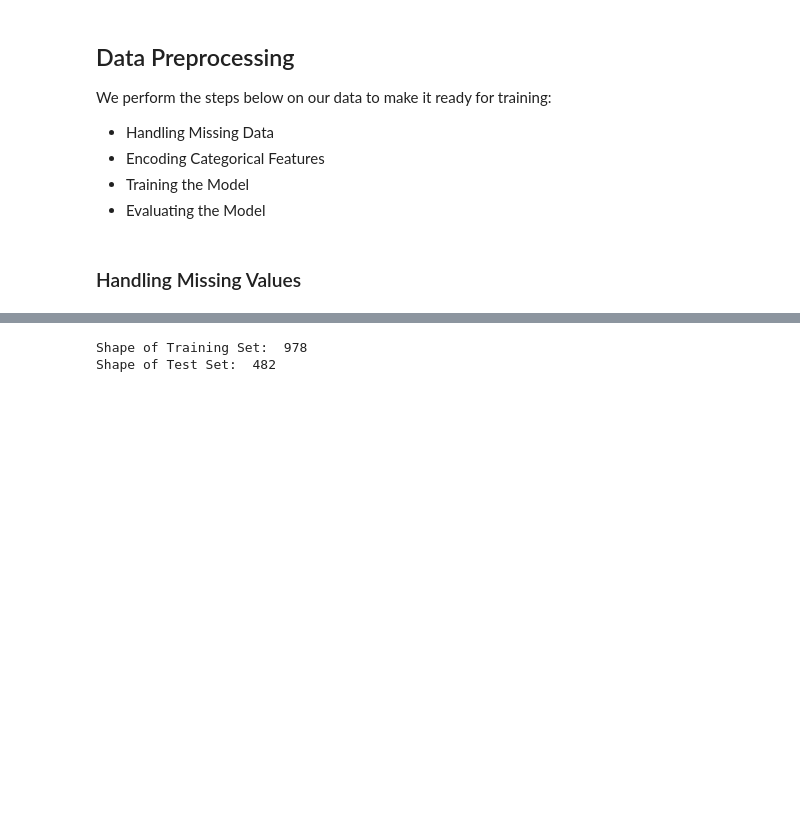
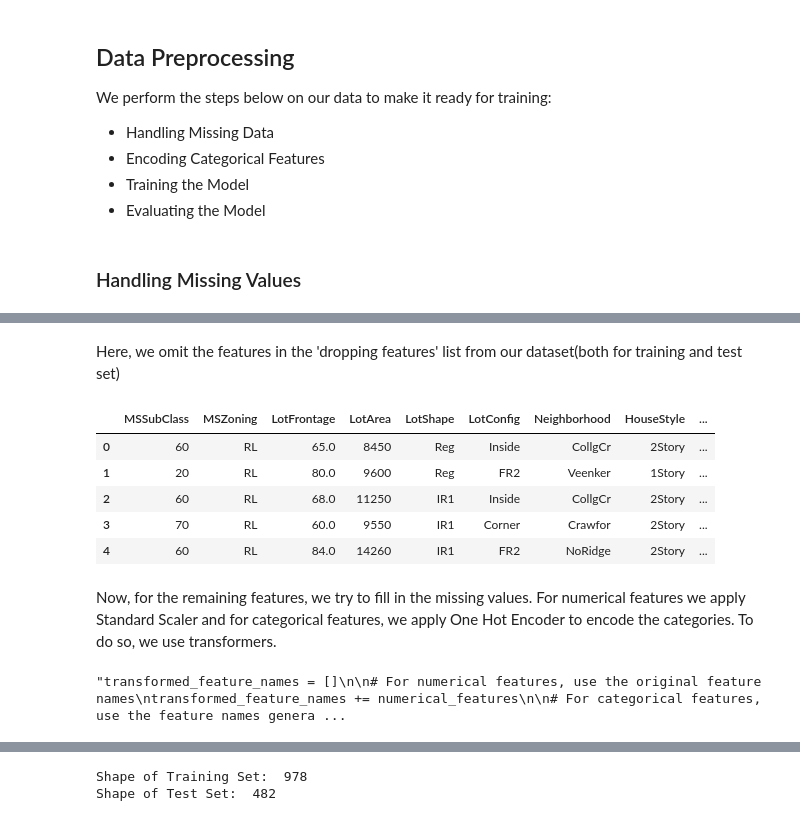
Before and after one commit to ShadiFarzankia/Kaggle_Competition-House_Prices, a Jupyter notebook: House_Price.ipynb, the cells around one changed output, grey strips where cells are left out. Cells and saved outputs as stored; diff of their text form; code cells hidden in the pictures; blank space fills up the shorter version.

Commit message:
adding advanced regression model using transformers for handling missing values using transformers for sclaing the numerical data

```diff
--- a/House_Price.ipynb
+++ b/House_Price.ipynb
@@ -130,3 +115,0 @@ df.head()
-# %%
-X = df.drop('SalePrice', axis=1)
-y = df['SalePrice']
@@ -132,0 +118,6 @@ y = df['SalePrice']
+# %%
+# checking the missing value percetnages in the data set
+percentage = (X.isnull().sum()/X.shape[0] *100).astype(int)
+percentage[percentage > 70]
+dropping_features.extend(percentage[percentage > 70].index.tolist())
+dropping_features
@@ -179,6 +135,0 @@ categorical_features
-# %%
-for col in numerical_features:
-  X[col].replace(np.nan, X[col].mean(), inplace=True)
-
-for col in categorical_features:
-  X[col].replace(np.nan, X[col].value_counts().idxmax(), inplace=True)
@@ -186,0 +136,17 @@ for col in categorical_features:
+# %%
+# Iterate over each feature
+for feature in categorical_features:
+    # Count the frequency of each category in the feature
+    category_counts = train_df[feature].value_counts()
+
+    # Calculate the percentage of each category
+    category_percentage = (category_counts / len(train_df)) * 100
+
+    # Find the most frequent category
+    most_frequent_category = category_counts.idxmax()
+    if(category_percentage[most_frequent_category]) >= 80:
+      most_frequent_percentage = category_percentage[most_frequent_category]
+      print(f"{feature}: {most_frequent_category} {most_frequent_percentage:.2f}")
+      dropping_features.append(feature)
+
+dropping_features.append('Id')
@@ -186,0 +174,13 @@ for col in categorical_features:
+# %% [markdown]
+Here, we omit the features in the 'dropping features' list from our dataset(both for training and test set)
+# %%
+X.drop(dropping_features, axis=1, inplace=True)
+X_testset.drop(dropping_features, axis=1, inplace=True)
+X.head()
+# %% [output]
+|  | MSSubClass | MSZoning | LotFrontage | LotArea | LotShape | LotConfig | Neighborhood | HouseStyle | ... |
+| 0 | 60 | RL | 65.0 | 8450 | Reg | Inside | CollgCr | 2Story | ... |
+| 1 | 20 | RL | 80.0 | 9600 | Reg | FR2 | Veenker | 1Story | ... |
+| 2 | 60 | RL | 68.0 | 11250 | IR1 | Inside | CollgCr | 2Story | ... |
+| 3 | 70 | RL | 60.0 | 9550 | IR1 | Corner | Crawfor | 2Story | ... |
+| 4 | 60 | RL | 84.0 | 14260 | IR1 | FR2 | NoRidge | 2Story | ... |
@@ -186,0 +191,2 @@ for col in categorical_features:
+# %% [markdown]
+Now, for the remaining features, we try to fill in the missing values. For numerical features we apply Standard Scaler and for categorical features, we apply One Hot Encoder to encode the categories. To do so, we use transformers.
@@ -186,0 +220,14 @@ for col in categorical_features:
+# %%
+'''transformed_feature_names = []
+
+# For numerical features, use the original feature names
+transformed_feature_names += numerical_features
+
+# For categorical features, use the feature names generated by OneHotEncoder
+encoder_feature_names = full_pipeline.named_transformers_['cat'].named_steps['encoder'].get_feature_names_out(input_features=categorical_features)
+transformed_feature_names += list(encoder_feature_names)
+
+# Now transformed_feature_names contains all the feature names after transformation
+print(transformed_feature_names)'''
+# %% [output]
+"transformed_feature_names = []\n\n# For numerical features, use the original feature names\ntransformed_feature_names += numerical_features\n\n# For categorical features, use the feature names genera ...
```
Also changed, not shown: parts of 33 cells of this notebook.
